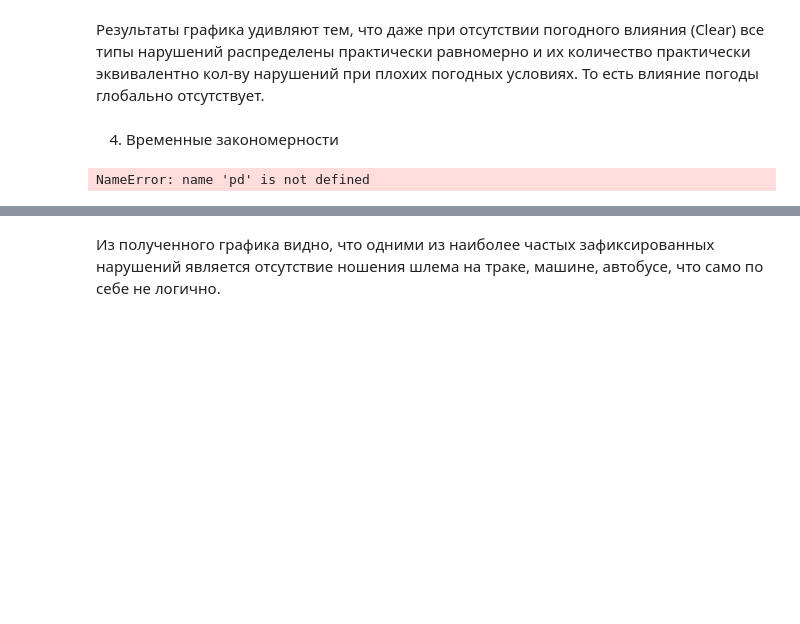
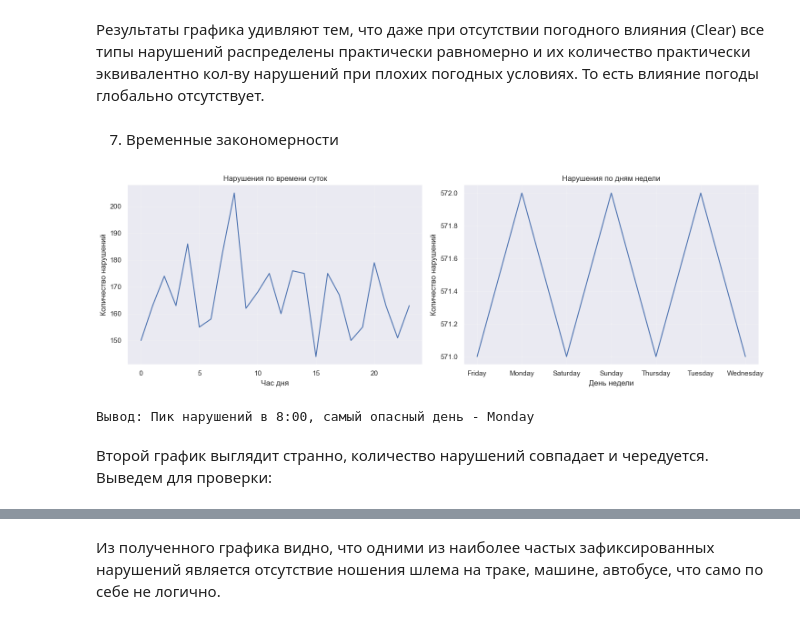
Before and after one commit to Arkotel/DE_ITMO_2025, a Jupyter notebook: notebooks/EDA.ipynb, the cells around one changed output, grey strips where cells are left out. Cells and saved outputs as stored; diff of their text form; code cells hidden in the pictures; blank space fills up the shorter version.

```diff
--- a/notebooks/EDA.ipynb
+++ b/notebooks/EDA.ipynb
@@ -750,28 +778,37 @@ print(f"Вывод: Наибольшее количество нарушений
 # %% [markdown]
 Результаты графика удивляют тем, что даже при отсутствии погодного влияния (Clear) все типы нарушений распределены практически равномерно и их количество практически эквивалентно кол-ву нарушений при плохих погодных условиях. То есть влияние погоды глобально отсутствует.
 # %% [markdown]
-4) Временные закономерности
+7) Временные закономерности
 # %%
 # Добавляем временные признаки
 dataset['DateTime'] = pd.to_datetime(dataset['DateTime'])
 dataset['Hour'] = dataset['DateTime'].dt.hour
 dataset['DayOfWeek'] = dataset['DateTime'].dt.day_name()
 
 plt.figure(figsize=(15, 5))
 
 plt.subplot(1, 2, 1)
 hourly_violations = dataset['Hour'].value_counts().sort_index()
 sns.lineplot(x=hourly_violations.index, y=hourly_violations.values)
 plt.title('Нарушения по времени суток')
 plt.xlabel('Час дня')
+plt.ylabel('Количество нарушений')
+plt.grid(True, alpha=0.3)
 
 plt.subplot(1, 2, 2)
-daily_violations = dataset['DayOfWeek'].value_counts()
-sns.barplot(x=daily_violations.values, y=daily_violations.index)
+daily_violations = dataset['DayOfWeek'].value_counts().sort_index()
+sns.lineplot(x=daily_violations.index, y=daily_violations.values)
 plt.title('Нарушения по дням недели')
+plt.xlabel('День недели')
+plt.ylabel('Количество нарушений')
+plt.grid(True, alpha=0.3)
+
 plt.tight_layout()
 plt.show()
 
-print(f"Вывод: Пик нарушений в {hourly_violations.idxmax()}:00, самый опасный день - {daily_violations.index[0]}")
+print(f"\nВывод: Пик нарушений в {hourly_violations.idxmax()}:00, самый опасный день - {daily_violations.idxmax()}")
 # %% [output]
+[figure, added]
-NameError: name 'pd' is not defined
+Вывод: Пик нарушений в 8:00, самый опасный день - Monday
+# %% [markdown]
+Второй график выглядит странно, количество нарушений совпадает и чередуется. Выведем для проверки:
```
Also changed, not shown: parts of 29 cells of this notebook.
